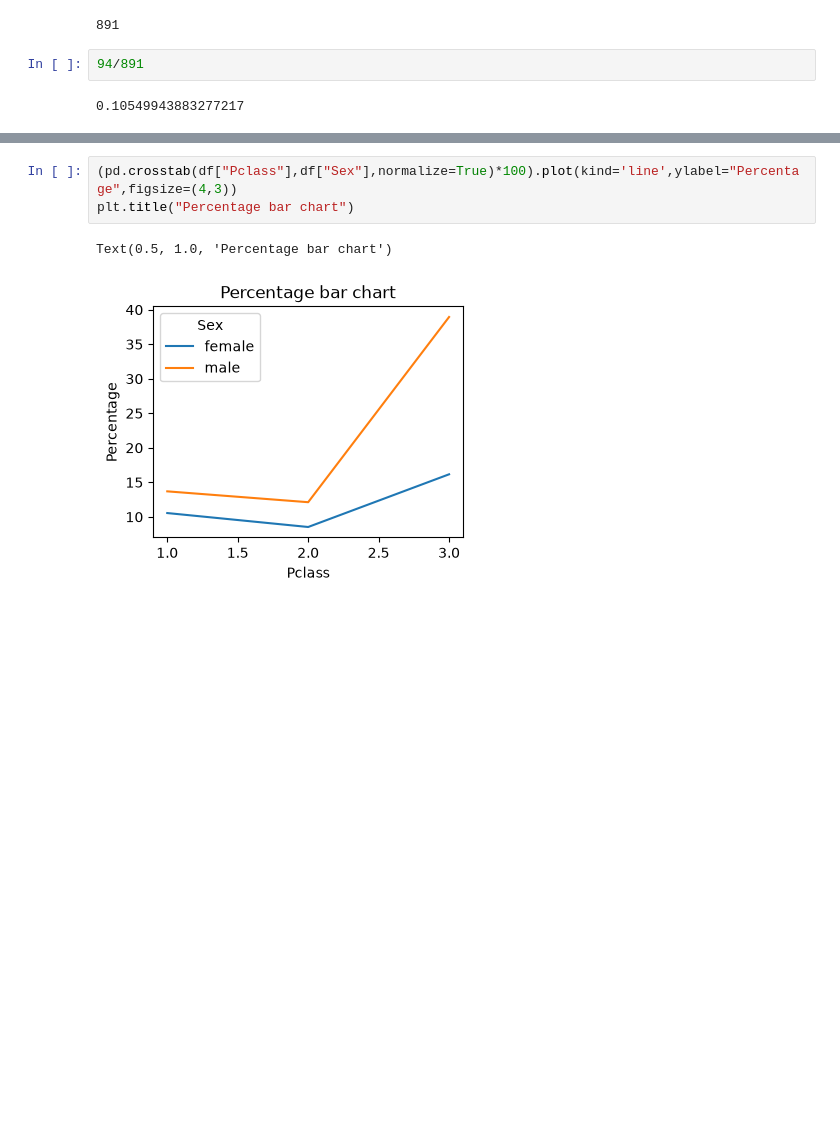
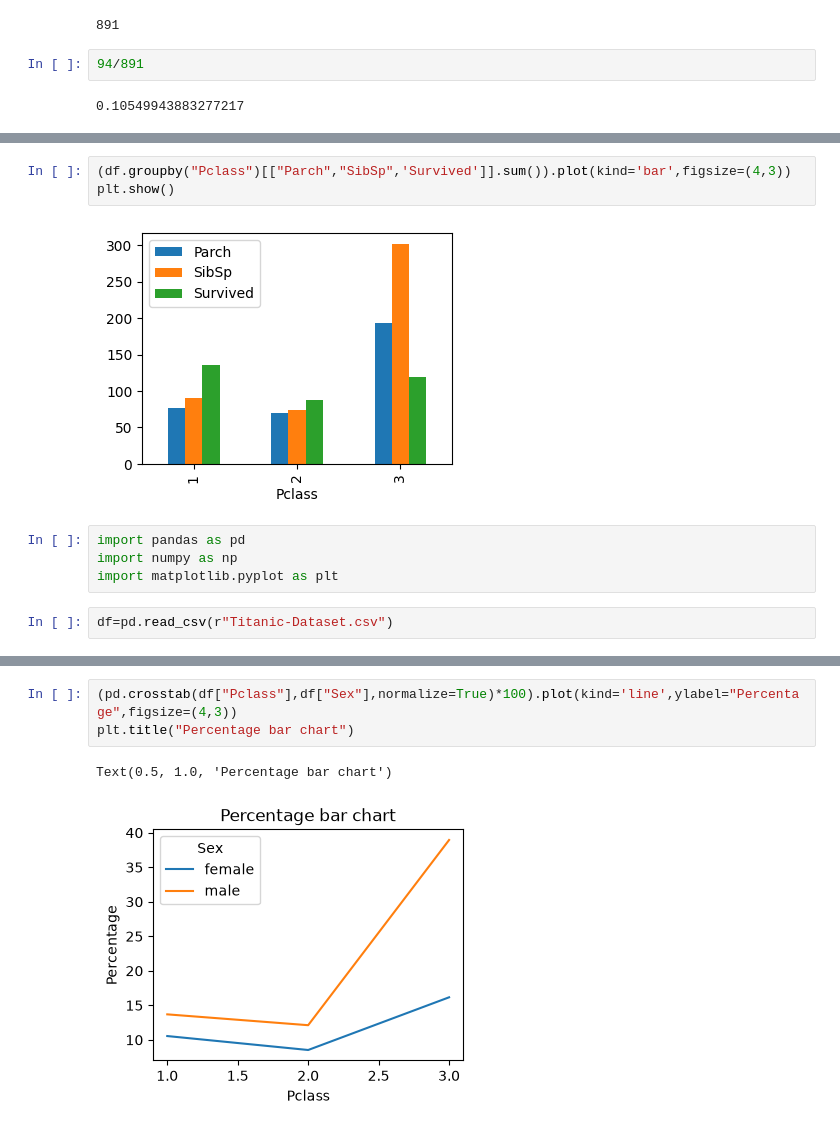
Before and after one commit to 007arjungangwar/Foundations-of-Data-Engineering-Sec2, a Jupyter notebook: Data_Visualization_matplotlib_plots_subplots_21_09_2026.ipynb, the cells around one changed output, grey strips where cells are left out. Drawn from its saved outputs; the diff is of its cells as text; blank space fills up the shorter version.

```diff
--- a/Data_Visualization_matplotlib_plots_subplots_21_09_2026.ipynb
+++ b/Data_Visualization_matplotlib_plots_subplots_21_09_2026.ipynb
@@ -192,0 +209,11 @@ Text(0.5, 1.0, 'Percentage bar chart')
+# %%
+(df.groupby("Pclass")[["Parch","SibSp",'Survived']].sum()).plot(kind='bar',figsize=(4,3))
+plt.show()
+# %% [output]
+[figure, added]
+# %%
+import pandas as pd
+import numpy as np
+import matplotlib.pyplot as plt
+# %%
+df=pd.read_csv(r"Titanic-Dataset.csv")
```
Also changed, not shown: parts of 18 cells of this notebook.
